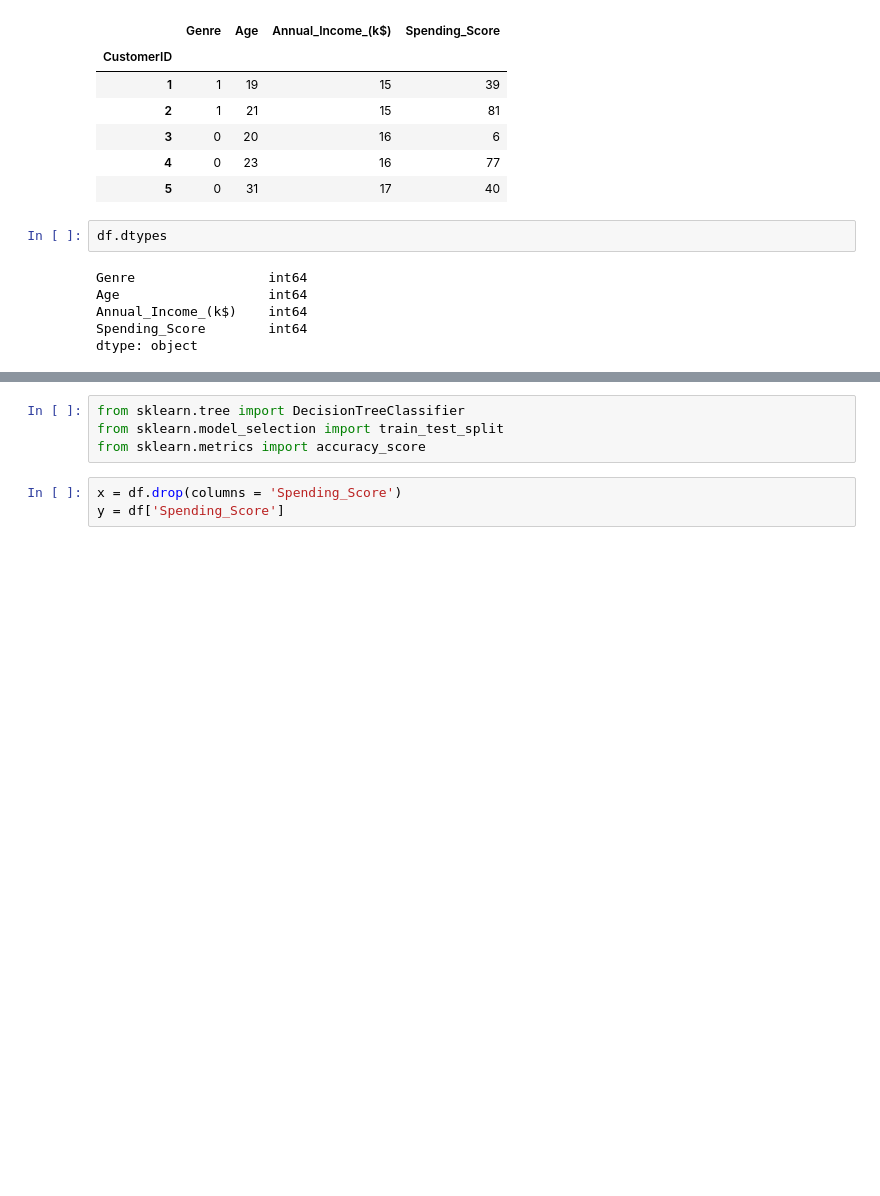
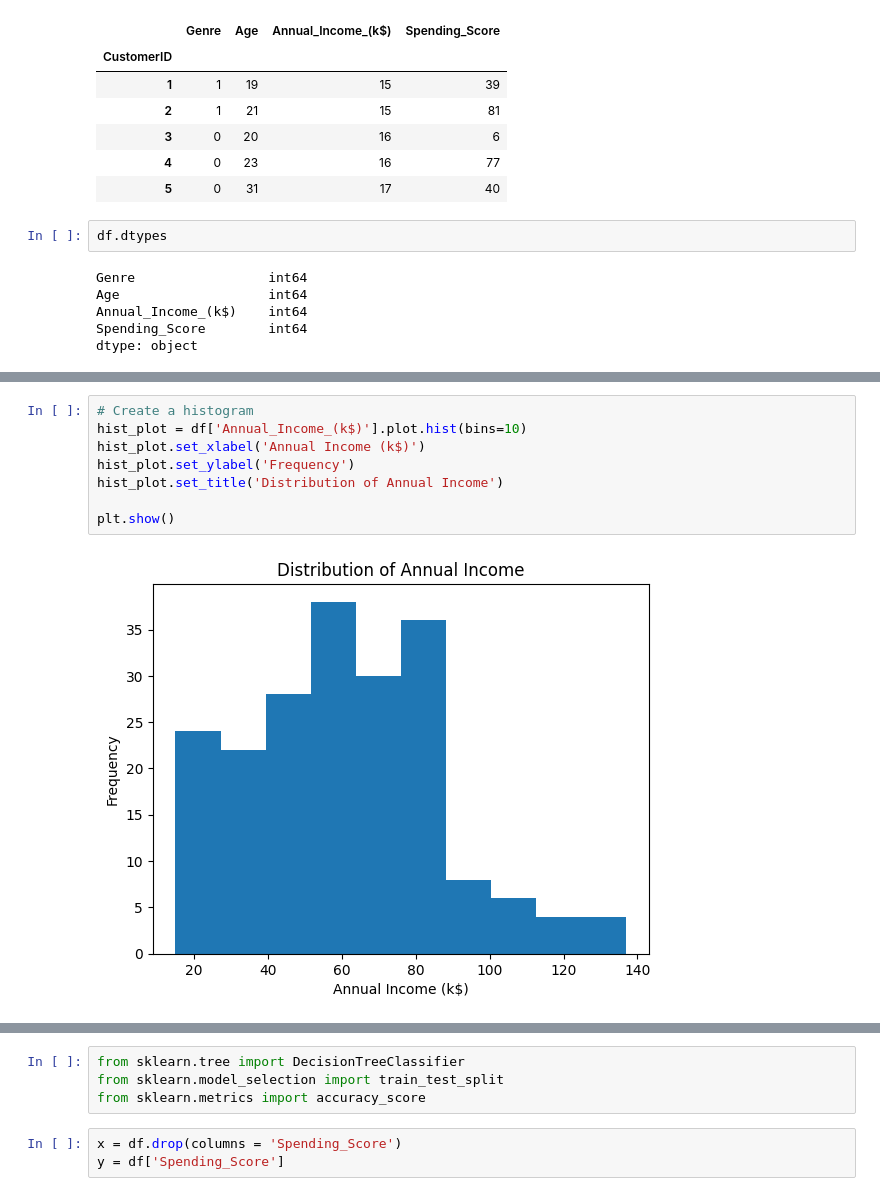
Before and after one commit to karthik-sharma/Customer-data, a Jupyter notebook: customer-data.ipynb, the cells around one changed output, grey strips where cells are left out. Drawn from its saved outputs; the diff is of its cells as text; blank space fills up the shorter version.

```diff
--- a/customer-data.ipynb
+++ b/customer-data.ipynb
@@ -92,0 +93,10 @@ dtype: object
+# %%
+# Create a histogram
+hist_plot = df['Annual_Income_(k$)'].plot.hist(bins=10)
+hist_plot.set_xlabel('Annual Income (k$)')
+hist_plot.set_ylabel('Frequency')
+hist_plot.set_title('Distribution of Annual Income')
+
+plt.show()
+# %% [output]
+[figure, added]
```
Also changed, not shown: parts of 6 cells of this notebook.
